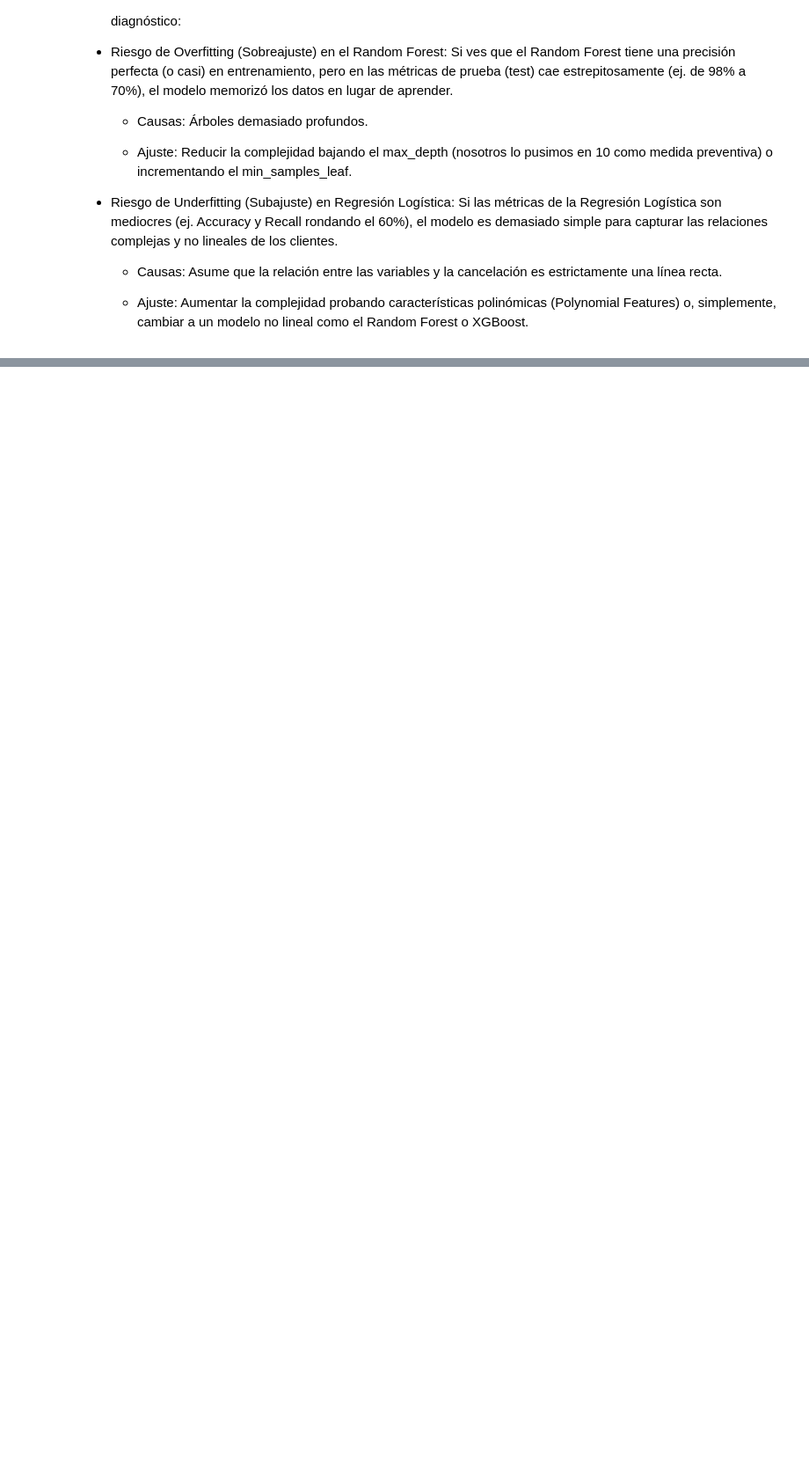
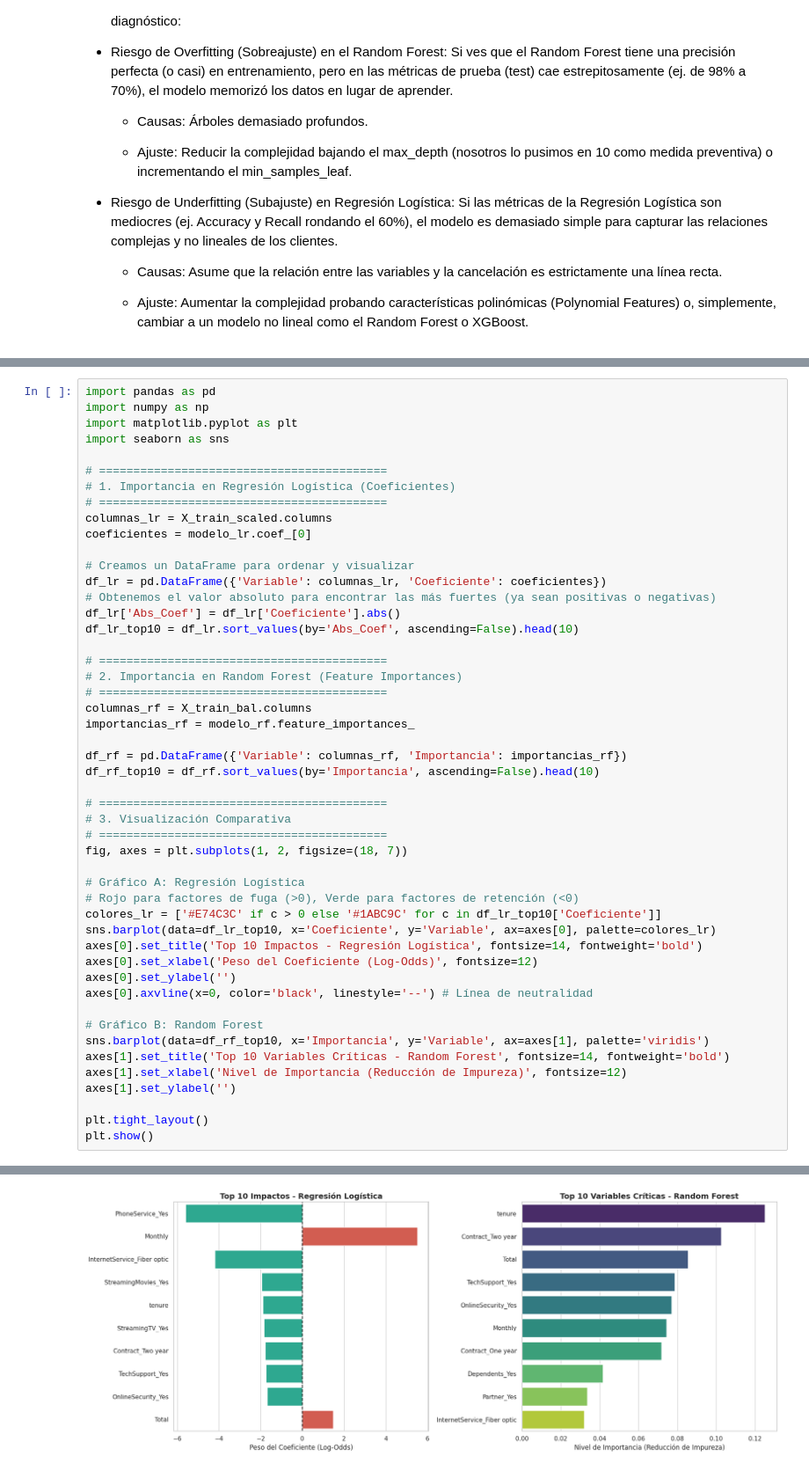
Before and after one commit to LordAguaKate/Telecom2, a Jupyter notebook: Telecom2.ipynb, the cells around one changed output, grey strips where cells are left out. Shown at 88% size. Drawn from its saved outputs; the diff is of its cells as text; blank space fills up the shorter version.

Commit message:
Análisis de la Importancia de las Variables

```diff
--- a/Telecom2.ipynb
+++ b/Telecom2.ipynb
@@ -561,0 +571,50 @@ Para confirmar esto al 100%, tendríamos que comparar las métricas de entrenami
+# %%
+import pandas as pd
+import numpy as np
+import matplotlib.pyplot as plt
+import seaborn as sns
+
+# ==========================================
+# 1. Importancia en Regresión Logística (Coeficientes)
+# ==========================================
+columnas_lr = X_train_scaled.columns
+coeficientes = modelo_lr.coef_[0]
+
+# Creamos un DataFrame para ordenar y visualizar
+df_lr = pd.DataFrame({'Variable': columnas_lr, 'Coeficiente': coeficientes})
+# Obtenemos el valor absoluto para encontrar las más fuertes (ya sean positivas o negativas)
+df_lr['Abs_Coef'] = df_lr['Coeficiente'].abs()
+df_lr_top10 = df_lr.sort_values(by='Abs_Coef', ascending=False).head(10)
+
+# ==========================================
+# 2. Importancia en Random Forest (Feature Importances)
+# ==========================================
+columnas_rf = X_train_bal.columns
+importancias_rf = modelo_rf.feature_importances_
+
+df_rf = pd.DataFrame({'Variable': columnas_rf, 'Importancia': importancias_rf})
+df_rf_top10 = df_rf.sort_values(by='Importancia', ascending=False).head(10)
+
+# ==========================================
+# 3. Visualización Comparativa
+# ==========================================
+fig, axes = plt.subplots(1, 2, figsize=(18, 7))
+
+# Gráfico A: Regresión Logística
+# Rojo para factores de fuga (>0), Verde para factores de retención (<0)
+colores_lr = ['#E74C3C' if c > 0 else '#1ABC9C' for c in df_lr_top10['Coeficiente']]
+sns.barplot(data=df_lr_top10, x='Coeficiente', y='Variable', ax=axes[0], palette=colores_lr)
+axes[0].set_title('Top 10 Impactos - Regresión Logística', fontsize=14, fontweight='bold')
+axes[0].set_xlabel('Peso del Coeficiente (Log-Odds)', fontsize=12)
+axes[0].set_ylabel('')
+axes[0].axvline(x=0, color='black', linestyle='--') # Línea de neutralidad
+
+# Gráfico B: Random Forest
+sns.barplot(data=df_rf_top10, x='Importancia', y='Variable', ax=axes[1], palette='viridis')
+axes[1].set_title('Top 10 Variables Críticas - Random Forest', fontsize=14, fontweight='bold')
+axes[1].set_xlabel('Nivel de Importancia (Reducción de Impureza)', fontsize=12)
+axes[1].set_ylabel('')
+
+plt.tight_layout()
+plt.show()
+# %% [output]
@@ -561,0 +628 @@ Para confirmar esto al 100%, tendríamos que comparar las métricas de entrenami
+[figure, added]
```
Also changed, not shown: parts of 3 cells of this notebook.
